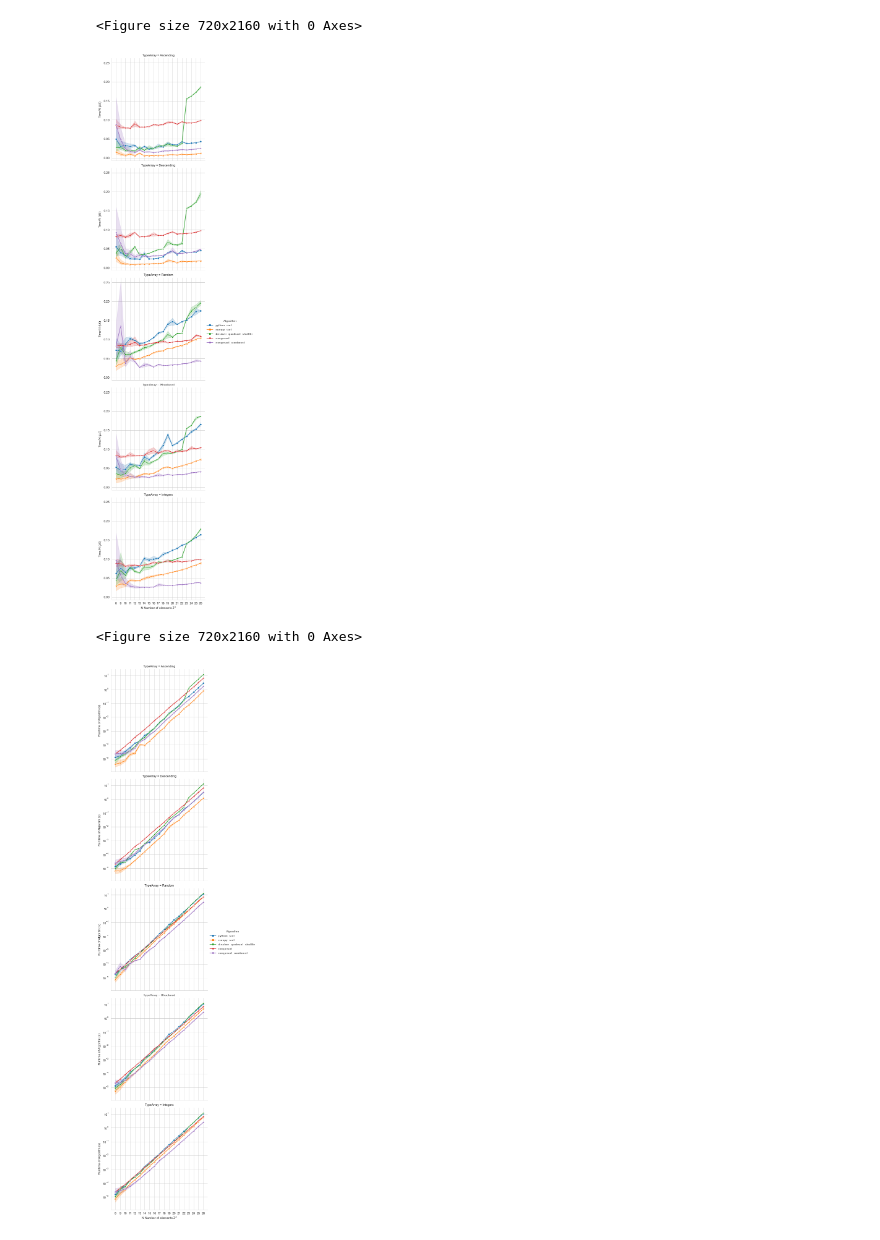
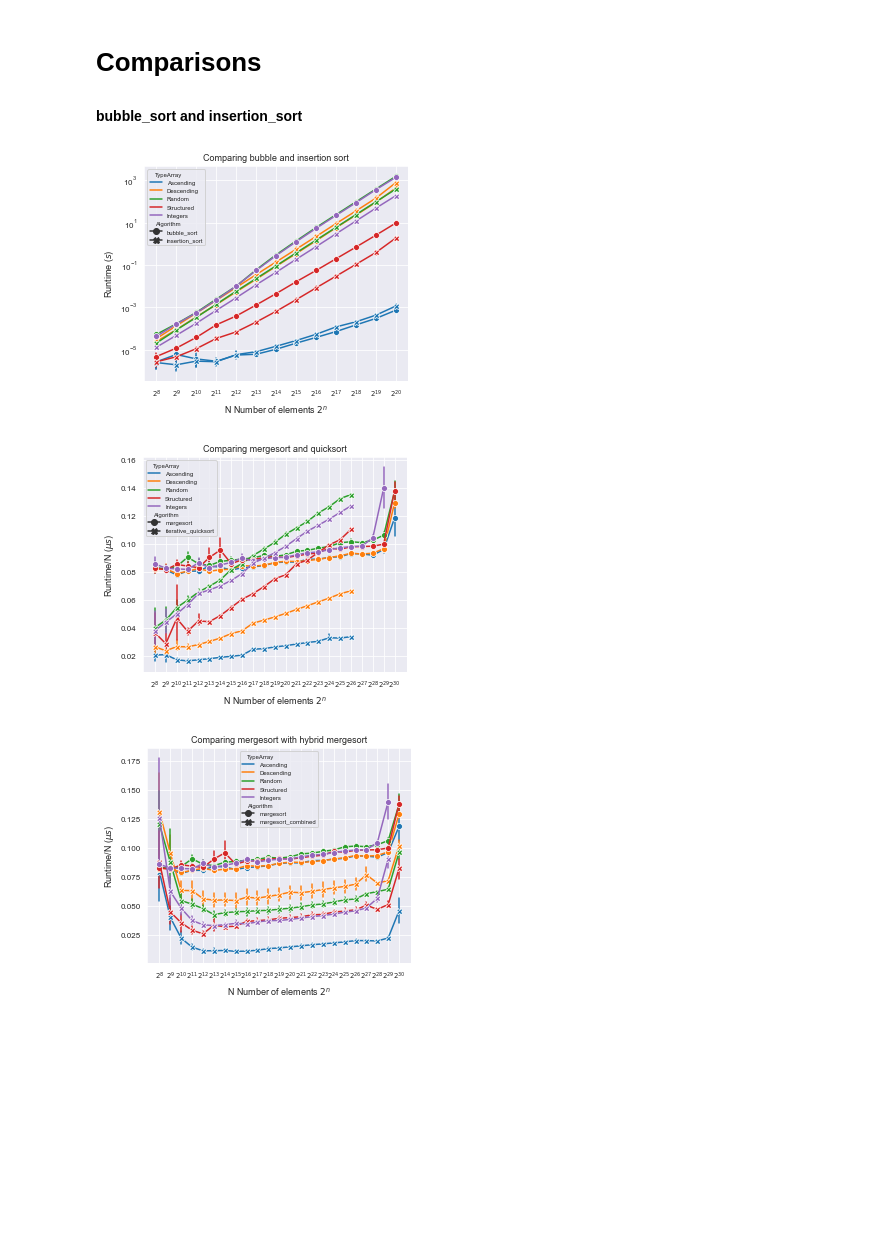
Before and after one commit to jkorsvik/SortingAlgorithms, a Jupyter notebook: notebooks/plot_creation.ipynb, the cells around one changed output. Saved outputs shown, nothing was run; the diff lists cells and outputs as text; code cells hidden in the pictures; blank space fills up the shorter version.

```diff
--- a/notebooks/plot_creation.ipynb
+++ b/notebooks/plot_creation.ipynb
@@ -19,5 +34,5 @@ if Path('../visuals').exists():
 # %%
-checkout = pd.read_csv(f"{data_directory}/subquad_N26_seed43_threshquickrandom_13-Nov-2020.csv")
+checkout = pd.read_csv(f"{data_directory}/merged_results.csv")
 checkout["NumberOfElements"] = 2**checkout["2^N"]
 # %%
 checkout["Time/N (us)"] = ((checkout['Time']/checkout['NumberOfElements'])*1e6).to_numpy(dtype='float32')
@@ -26,32 +123,66 @@ start_row = 875 # 5 algos x 5 times x 5 lists x 7 drop to get start at 2^8
+# %% [markdown]
+# Comparisons
+#### bubble_sort and insertion_sort
+# %%
+sns.set_style("darkgrid")
+plt.figure(figsize=IMAGE_SIZE)
+runtime = sns.lineplot(
+    data=checkout[((checkout.Algorithm == "bubble_sort") | (checkout.Algorithm == "insertion_sort")) &
+                  (checkout["2^N"] > 7)],
+    x="2^N", y="Time", hue="TypeArray", style="Algorithm", markers=True, dashes=False, err_style="bars",
+)
+
+runtime.set(yscale="log")
+runtime.set(xlabel="N Number of elements $2^n$", ylabel="Runtime ($s$)")
+runtime.set(xticks=[int(i) for i in range(8, max(checkout[checkout.Algorithm == "bubble_sort"]['2^N'] + 1))])
+runtime.set(xticklabels=[
+    r"$2^{" + str(int(i)) + r"}$" for i in range(8, max(checkout[checkout.Algorithm == "bubble_sort"]['2^N'] + 1))
+])
+runtime.set(title=f"Comparing bubble and insertion sort")
+
+plt.savefig(f"{viz_directory}/runtimebubble&insertion.pdf", bbox_inches='tight', transparent=True)
+plt.show()
+# %% [output]
+[figure, added]
 # %%
-plt.figure(figsize=(10, 30))
-sns.set_style("whitegrid")
+sns.set_style("darkgrid")
+plt.figure(figsize=IMAGE_SIZE)
+runtime = sns.lineplot(
+    data=checkout[((checkout.Algorithm == "mergesort") | (checkout.Algorithm == "iterative_quicksort")) &
+                  (checkout["2^N"] > 7)],
+    x="2^N", y="Time/N (us)", hue="TypeArray", style="Algorithm", markers=True, dashes=False, err_style="bars",
+)
 
-time_per_n = sns.relplot(
-    data=checkout.iloc[start_row:], x="2^N", y="Time/N (us)", row="TypeArray", hue="Algorithm", style="Algorithm", markers=True, dashes=False, kind="line"
-)
-time_per_n.set(yscale="linear", xscale="linear")
-time_per_n.set(xlabel="N Number of elements $2^n$", ylabel="Time/N ($\mu s$)")
-time_per_n.set(xticks=[int(i) for i in range(8, max(checkout['2^N'] + 1))])
+runtime.set(yscale="linear")
+runtime.set(xlabel="N Number of elements $2^n$", ylabel="Runtime/N ($\mu s$)")
+runtime.set(xticks=[int(i) for i in range(8, max(checkout[checkout.Algorithm == "mergesort"]['2^N'] + 1))])
+runtime.set(xticklabels=[
+    r"$2^{" + str(int(i)) + r"}$" for i in range(8, max(checkout[checkout.Algorithm == "mergesort"]['2^N'] + 1))
+])
+runtime.set(title=f"Comparing mergesort and quicksort")
 
-plt.savefig(f"{viz_directory}/time_per_n.pdf", bbox_inches='tight', transparent=True)
+plt.savefig(f"{viz_directory}/runtime_per_n_merge&quick.pdf", bbox_inches='tight', transparent=True)
 plt.show()
 # %% [output]
-<Figure size 720x2160 with 0 Axes>
-[figure, old version]
+[figure, new version]
 # %%
-plt.figure(figsize=(10, 30))
-sns.set_style("whitegrid")
+sns.set_style("darkgrid")
+plt.figure(figsize=IMAGE_SIZE)
+runtime = sns.lineplot(
+    data=checkout[((checkout.Algorithm == "mergesort") | (checkout.Algorithm == "mergesort_combined")) &
+                  (checkout["2^N"] > 7)],
+    x="2^N", y="Time/N (us)", hue="TypeArray", style="Algorithm", markers=True, dashes=False, err_style="bars",
+)
 
-runtime = sns.relplot(
-    data=checkout.iloc[start_row:], x="2^N", y="Time", row="TypeArray", hue="Algorithm", style="Algorithm", markers=True, dashes=False, kind="line"
-)
-runtime.set(yscale="log")
-runtime.set(xlabel="N Number of elements $2^n$", ylabel="Runtime of Algoritm (s)")
-runtime.set(xticks=[int(i) for i in range(8, max(checkout['2^N'] + 1))])
+runtime.set(yscale="linear")
+runtime.set(xlabel="N Number of elements $2^n$", ylabel="Runtime/N ($\mu s$)")
+runtime.set(xticks=[int(i) for i in range(8, max(checkout[checkout.Algorithm == "mergesort"]['2^N'] + 1))])
+runtime.set(xticklabels=[
+    r"$2^{" + str(int(i)) + r"}$" for i in range(8, max(checkout[checkout.Algorithm == "mergesort"]['2^N'] + 1))
+])
+runtime.set(title=f"Comparing mergesort with hybrid mergesort")
 
-plt.savefig(f"{viz_directory}/runtime.pdf", bbox_inches='tight', transparent=True)
+plt.savefig(f"{viz_directory}/runtime_per_n_merge&combined.pdf", bbox_inches='tight', transparent=True)
 plt.show()
 # %% [output]
-<Figure size 720x2160 with 0 Axes>
-[figure, old version]
+[figure, new version]
```
Also changed, not shown: parts of 13 cells of this notebook, 22 other files.
